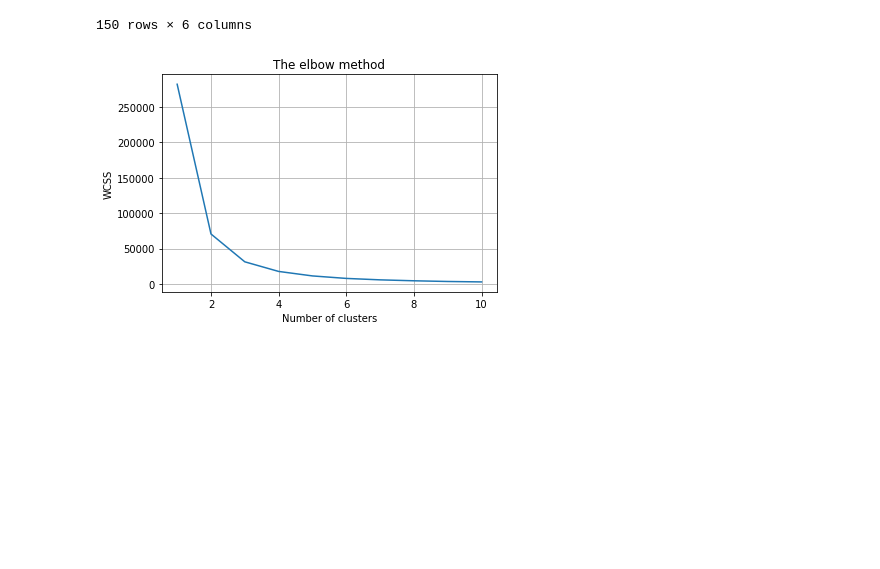
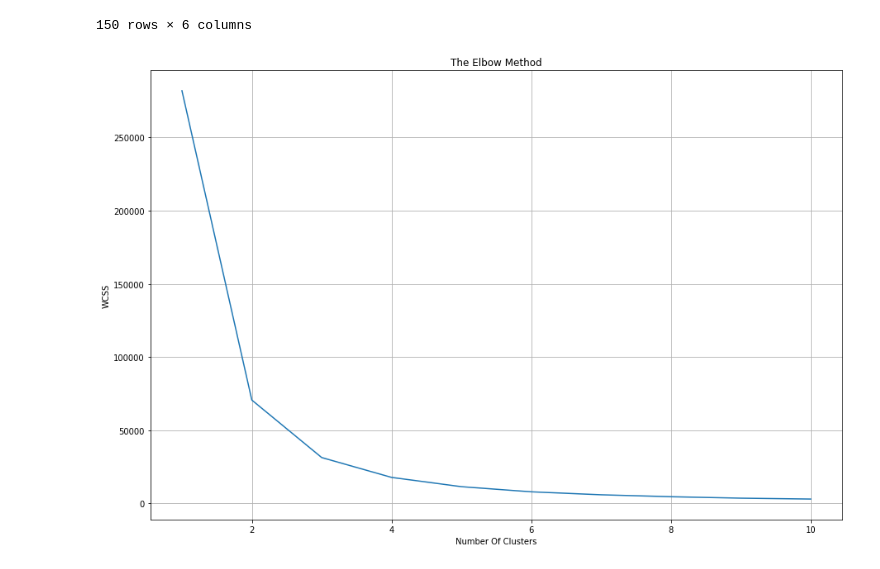
Before and after one commit to SyedHuzaifa007/The-Sparks-Foundation-Task-2, a Jupyter notebook: Iris_Prediction_Unsupervised_ML.ipynb, the cells around one changed output. Saved outputs shown, nothing was run; the diff lists cells and outputs as text; code cells hidden in the pictures; blank space fills up the shorter version.

```diff
--- a/Iris_Prediction_Unsupervised_ML.ipynb
+++ b/Iris_Prediction_Unsupervised_ML.ipynb
@@ -41,17 +41,18 @@ for i in range(1, 11):
     kmeans.fit(x)
     wcss.append(kmeans.inertia_)
 # %%
+plt.figure(figsize=(15, 10))
 # PLotting The Results On A Line Graph To Observe Elbow
 plt.plot(range(1, 11), wcss)
-plt.title('The elbow method')
-plt.xlabel('Number of clusters')
+plt.title('The Elbow Method')
+plt.xlabel('Number Of Clusters')
 
 # Sum of Squares Within Clusters
 plt.ylabel('WCSS')
 plt.grid()
 plt.show()
 # %% [output]
-[figure, old version]
+[figure, new version]
 # %%
 # Applying K-Means Algorithm And Creating K-Means Classifier
 kmeans = KMeans(n_clusters = 3, init = 'k-means++',  max_iter = 300, n_init = 10, random_state = 0)
```
Also changed, not shown: parts of 1 cell of this notebook.
